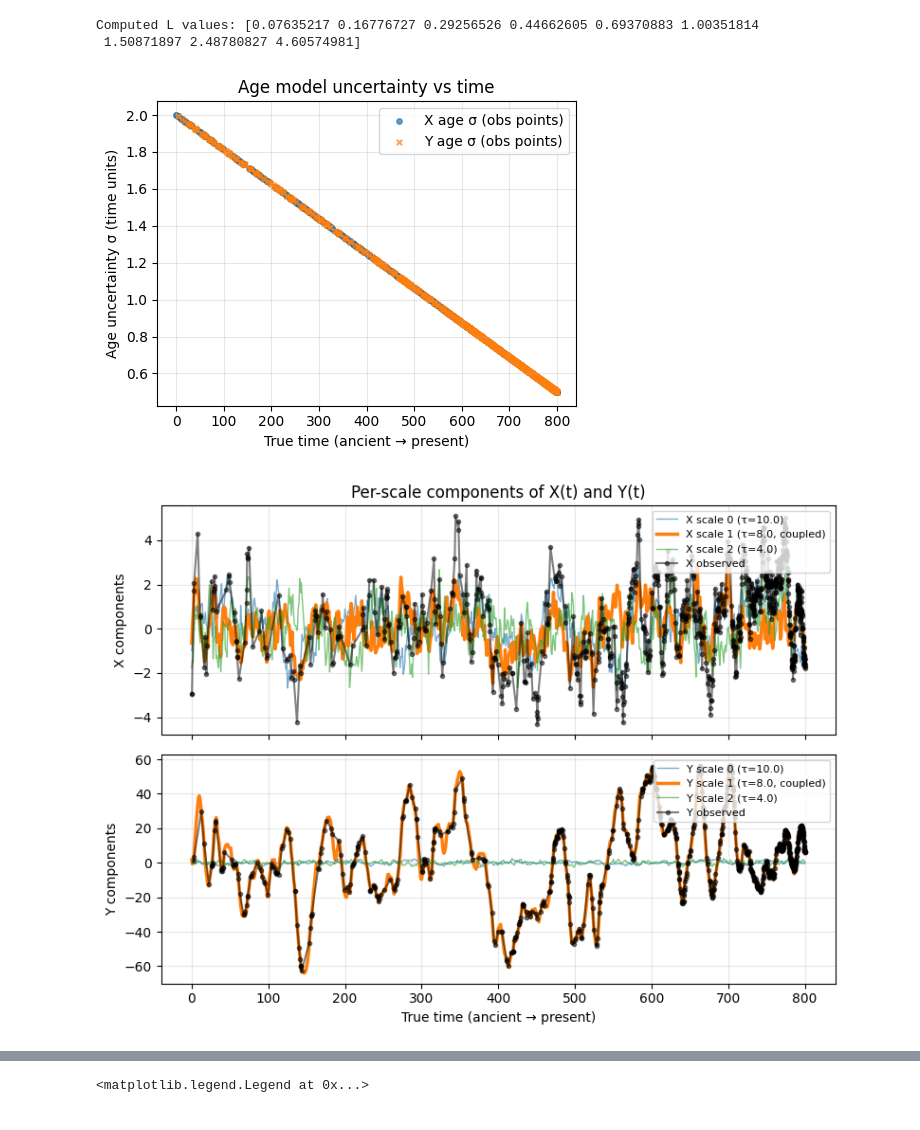
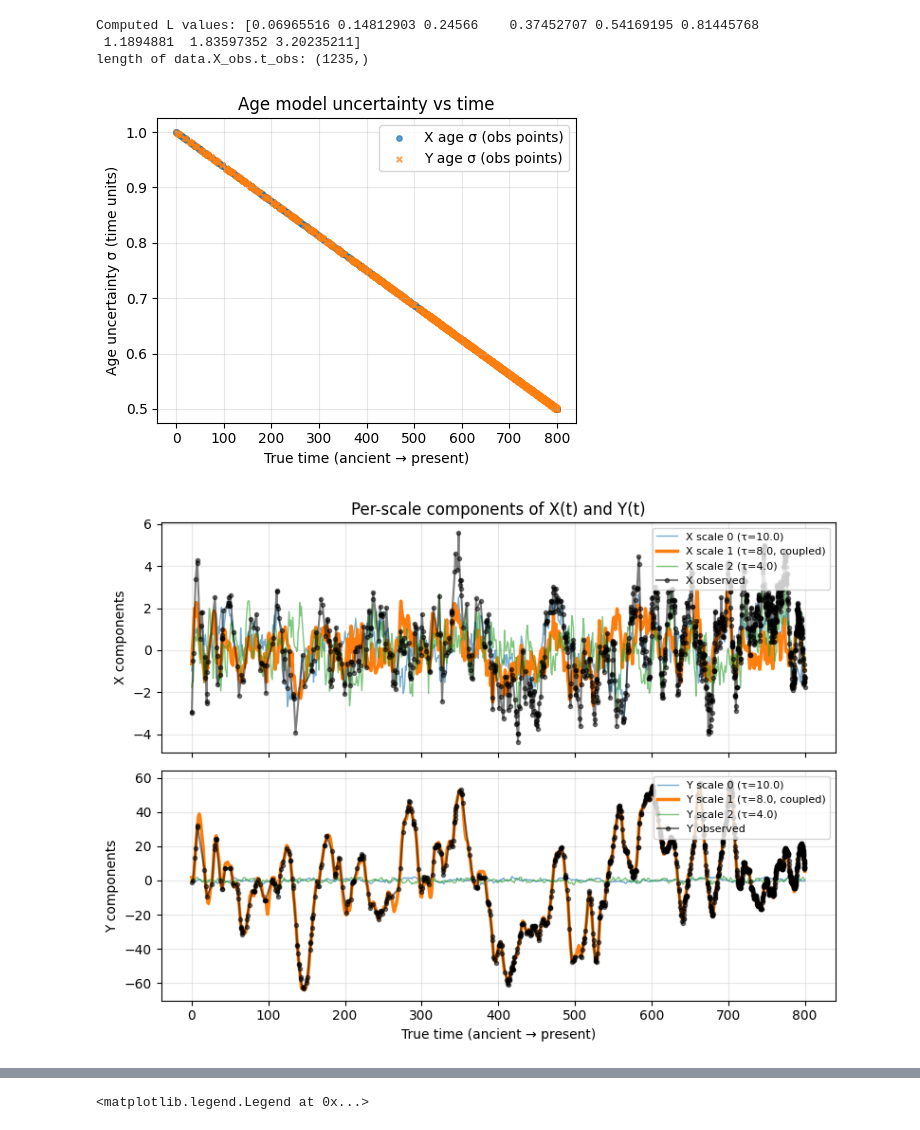
Before and after one commit to Peisong-Zheng/MISTE, a Jupyter notebook: test.ipynb, the cells around one changed output, grey strips where cells are left out. Saved outputs shown, nothing was run; the diff lists cells and outputs as text; code cells hidden in the pictures.

```diff
--- a/test.ipynb
+++ b/test.ipynb
@@ -1,36 +1,42 @@
 # %%
 from MISTE import miste_core as mc
 
 from MISTE import syn_data as sd
+
+import numpy as np
 
 import importlib
 importlib.reload(sd)
 importlib.reload(mc)
 
 # 1) Generate synthetic data
 data = sd.generate_miste_synthetic_data(
     t_min=0.0,
     t_max=800.0,
     dt_true=0.1,
     tau_scales=(10.0, 8.0, 4),
     coupled_scale_index=1,
     coupling_strength=0.5,
-    gap_old=3.0,
+    gap_old=2.0,
     gap_young=0.1,
-    n_ensembles=50,
+    n_ensembles=100,
     random_state=123,
-    sigma_old=2.0,
+    sigma_old=1.0,
     sigma_young=0.5,
     if_plot=True,
 )
 
 L_values=mc.compute_gap_scales(data.X_obs.t_obs, data.Y_obs.t_obs)
 print("Computed L values:", L_values)
+
+
+print("length of data.X_obs.t_obs:", np.shape(data.X_obs.t_obs))
 # %% [output]
-Computed L values: [0.07635217 0.16776727 0.29256526 0.44662605 0.69370883 1.00351814
- 1.50871897 2.48780827 4.60574981]
+Computed L values: [0.06965516 0.14812903 0.24566    0.37452707 0.54169195 0.81445768
+ 1.1894881  1.83597352 3.20235211]
+length of data.X_obs.t_obs: (1235,)
-[figure, old version]
+[figure, new version]
-[figure, old version]
+[figure, new version]
 # %%
 from MISTE import miste_core as mc
 
```
Also changed, not shown: parts of 8 cells of this notebook, 1 other file.
